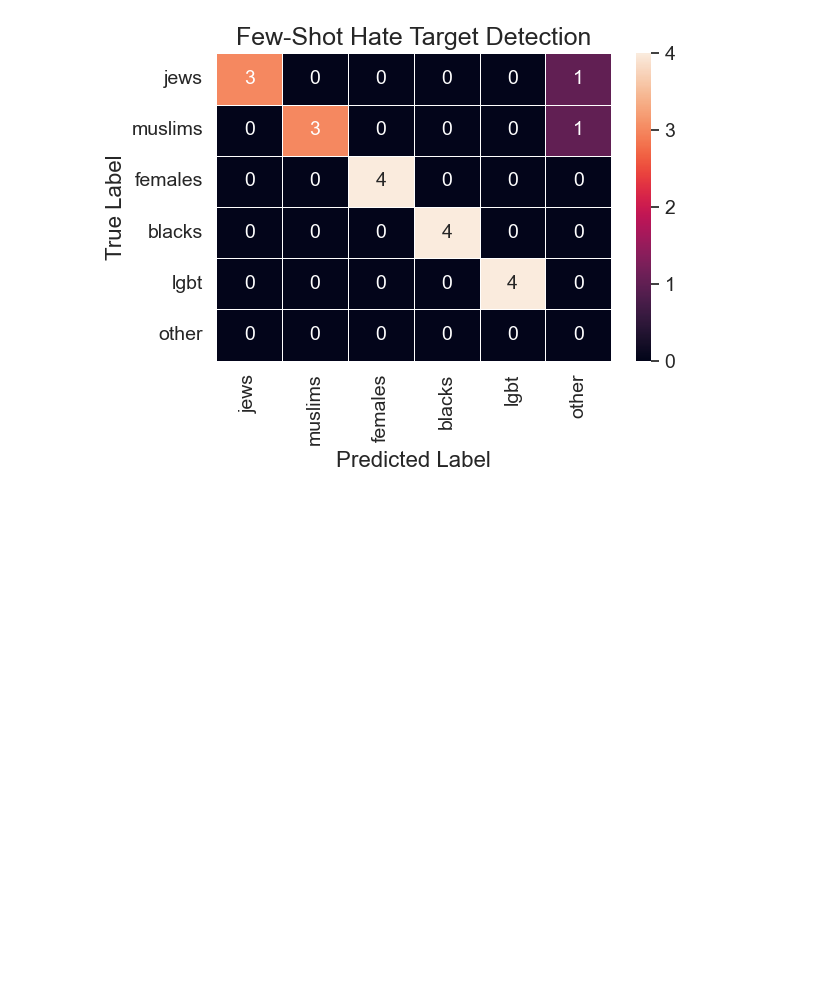
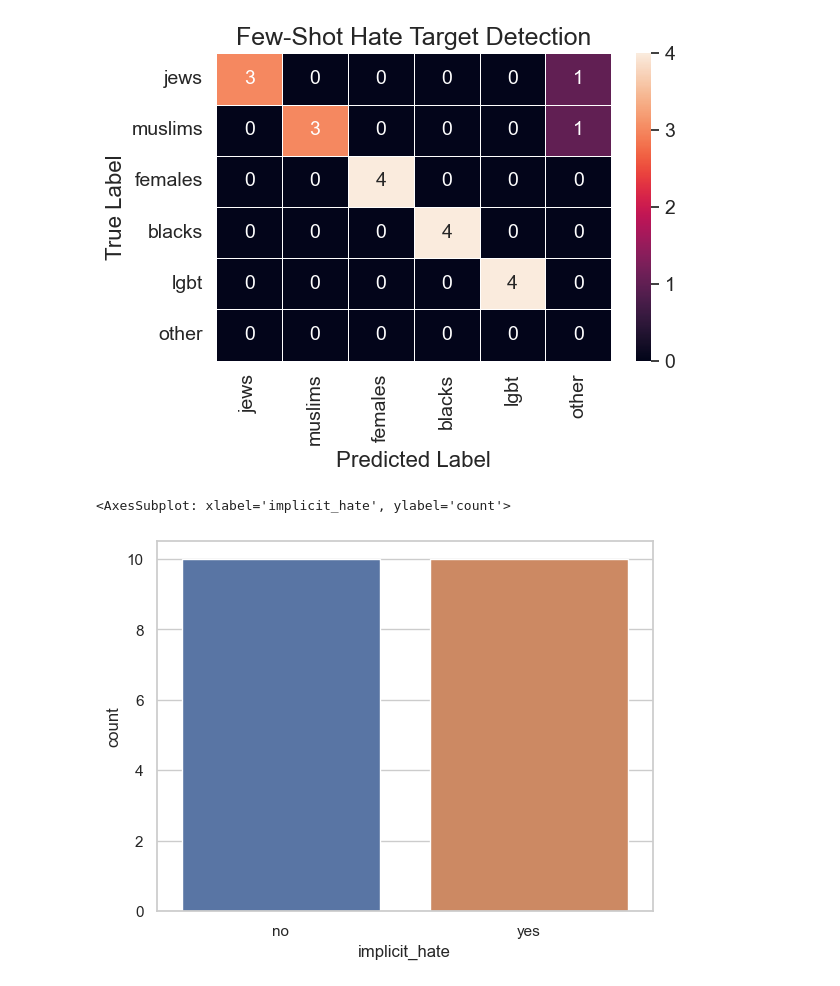
Before and after one commit to leorrose/ChatGPT-Hate-Speech, a Jupyter notebook: quantitative_evaluation.ipynb, the cells around one changed output. Cells and saved outputs as stored; diff of their text form; code cells hidden in the pictures; blank space fills up the shorter version.

Commit message:
add results and evaluation

```diff
--- a/evaluation.ipynb
+++ b/quantitative_evaluation.ipynb
@@ -202,3 +202,14 @@ for prompt_type in ["Zero", "One", "Few"]:
 [figure]
 [figure]
 [figure]
+# %%
+# Get only hate records
+hate_results = results[results.hate_label == "yes"]
+# Define confusion matrix labels
+labels = hate_target_groups
+
+
+sns.countplot(data=hate_results, x="implicit_hate")
+# %% [output]
+<AxesSubplot: xlabel='implicit_hate', ylabel='count'>
+[figure, added]
```
Also changed, not shown: parts of 6 cells of this notebook, 4 other files.
